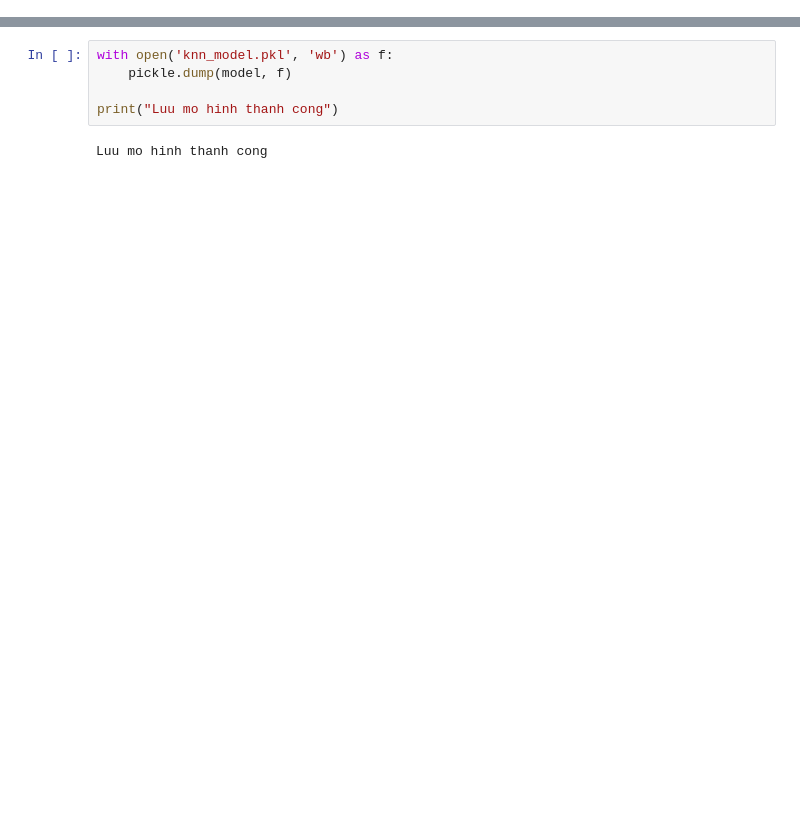
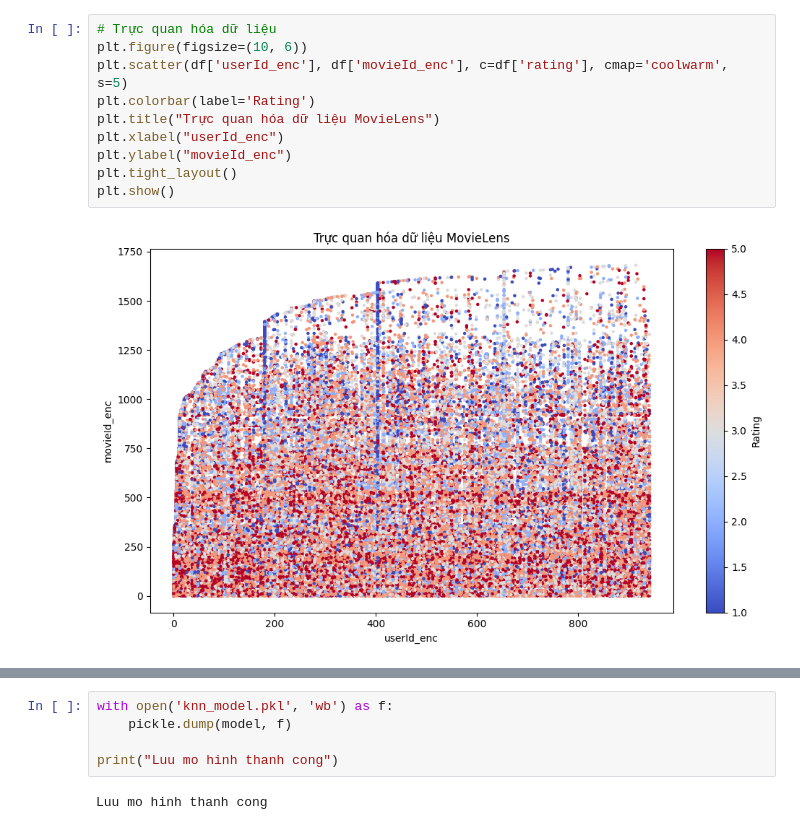
Before and after one commit to idn03/CT294project, a Jupyter notebook: models/knn.ipynb, the cells around one changed output, grey strips where cells are left out. Cells and saved outputs as stored; diff of their text form; blank space fills up the shorter version.

```diff
--- a/models/knn.ipynb
+++ b/models/knn.ipynb
@@ -117,0 +99,12 @@ MSE trung binh: 1.2804
+# %%
+# Trực quan hóa dữ liệu
+plt.figure(figsize=(10, 6))
+plt.scatter(df['userId_enc'], df['movieId_enc'], c=df['rating'], cmap='coolwarm', s=5)
+plt.colorbar(label='Rating')
+plt.title("Trực quan hóa dữ liệu MovieLens")
+plt.xlabel("userId_enc")
+plt.ylabel("movieId_enc")
+plt.tight_layout()
+plt.show()
+# %% [output]
+[figure, added]
```
Also changed, not shown: parts of 13 cells of this notebook, 4 other files.
